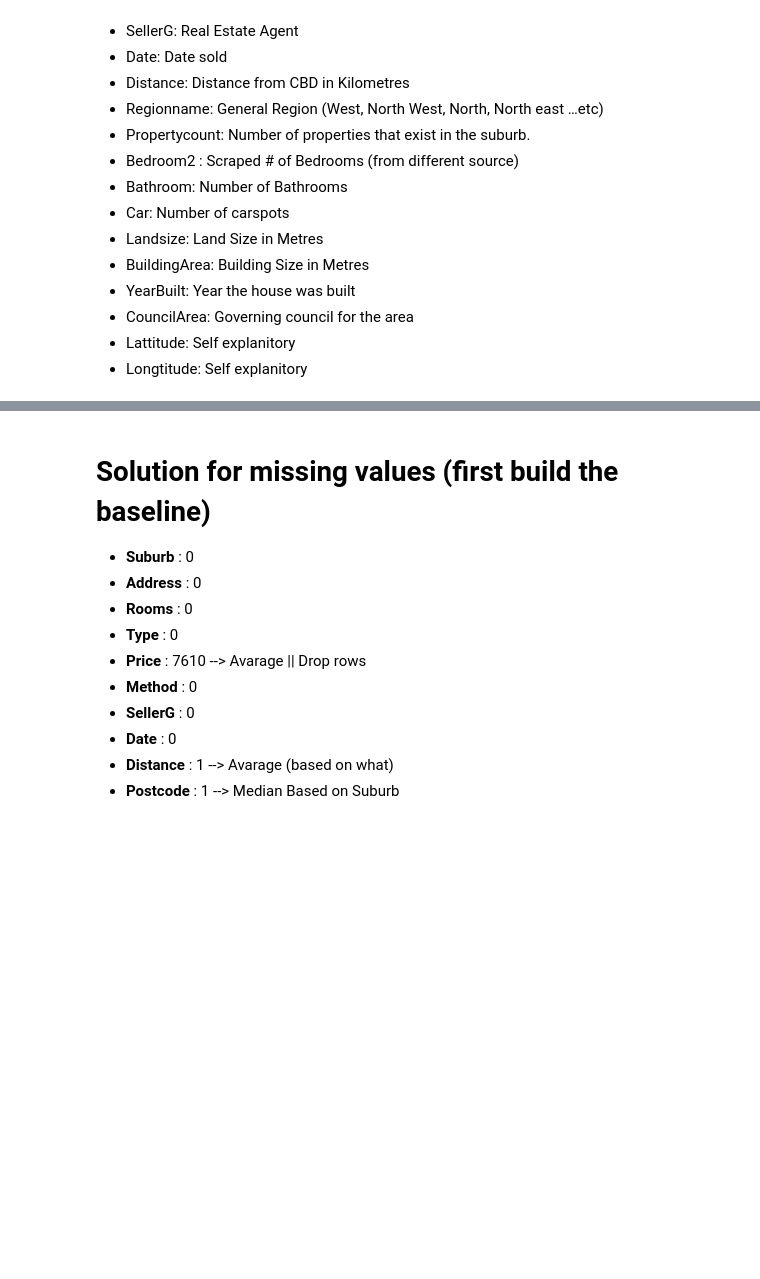
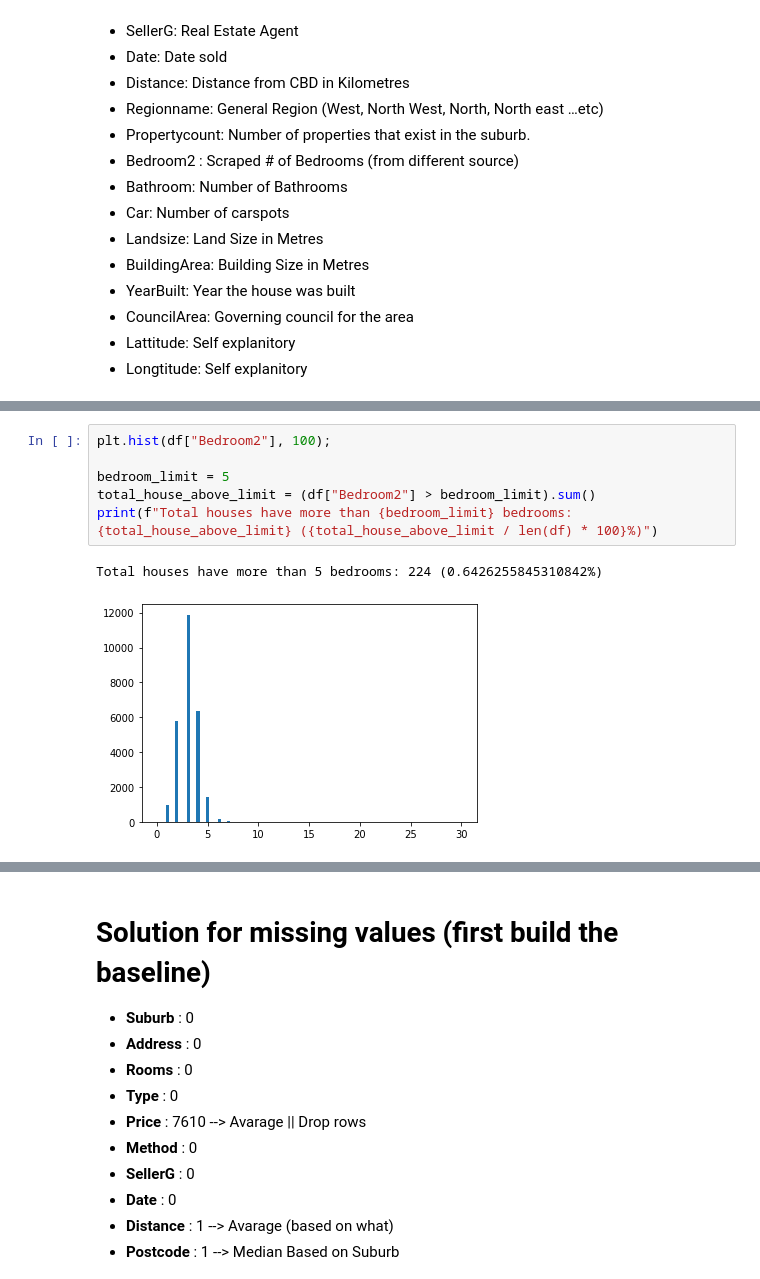
Before and after one commit to tailtq/ml-learning, a Jupyter notebook: ml-08/03_melbourne_housing_market.ipynb, the cells around one changed output, grey strips where cells are left out. Cells and saved outputs as stored; diff of their text form; blank space fills up the shorter version.

```diff
--- a/ml-08/03_melbourne_housing_market.ipynb
+++ b/ml-08/03_melbourne_housing_market.ipynb
@@ -120,0 +131,9 @@ Propertycount  : 3
+# %%
+plt.hist(df["Bedroom2"], 100);
+
+bedroom_limit = 5
+total_house_above_limit = (df["Bedroom2"] > bedroom_limit).sum()
+print(f"Total houses have more than {bedroom_limit} bedrooms: {total_house_above_limit} ({total_house_above_limit / len(df) * 100}%)")
+# %% [output]
+Total houses have more than 5 bedrooms: 224 (0.6426255845310842%)
+[figure, added]
```
Also changed, not shown: parts of 23 cells of this notebook.
